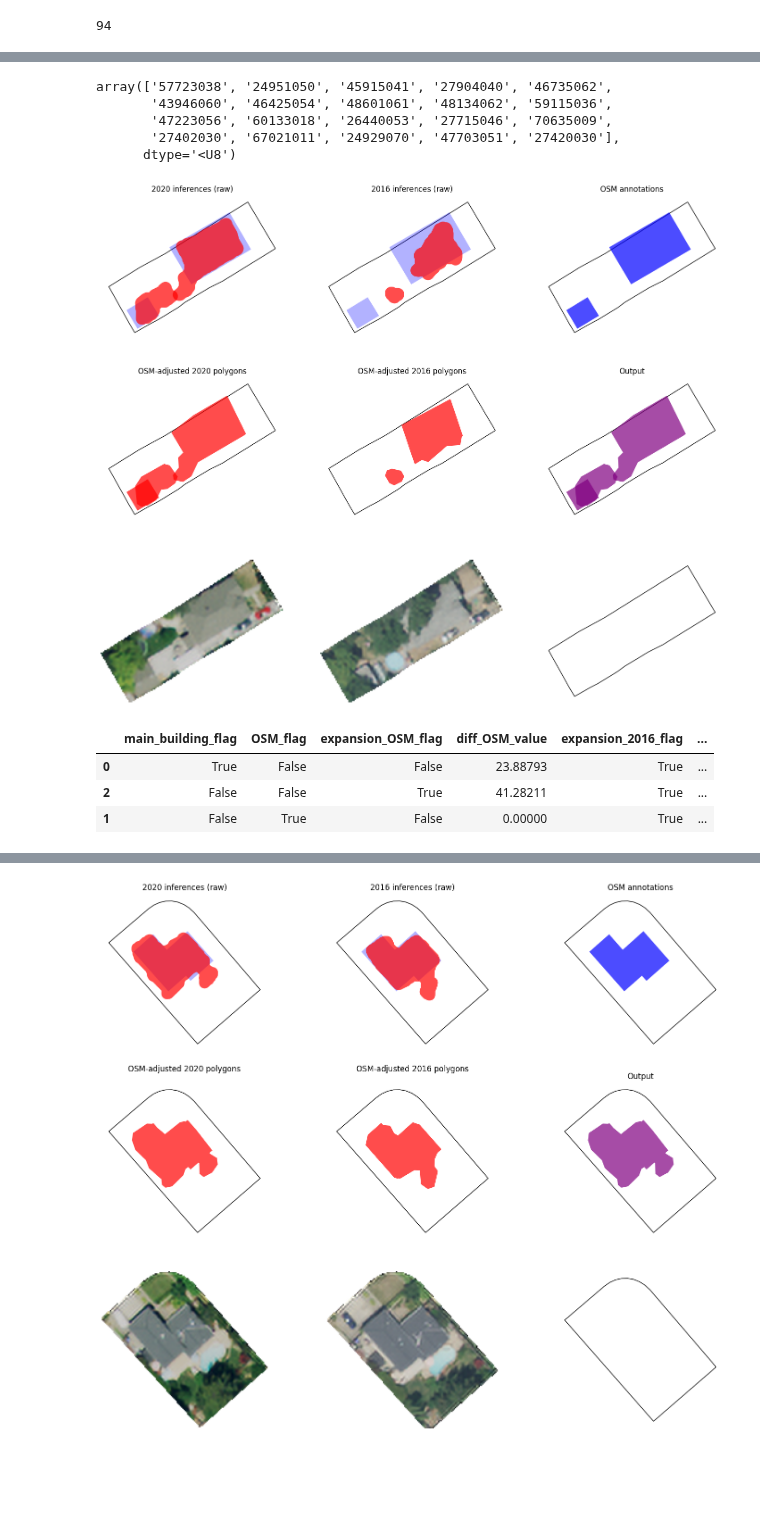
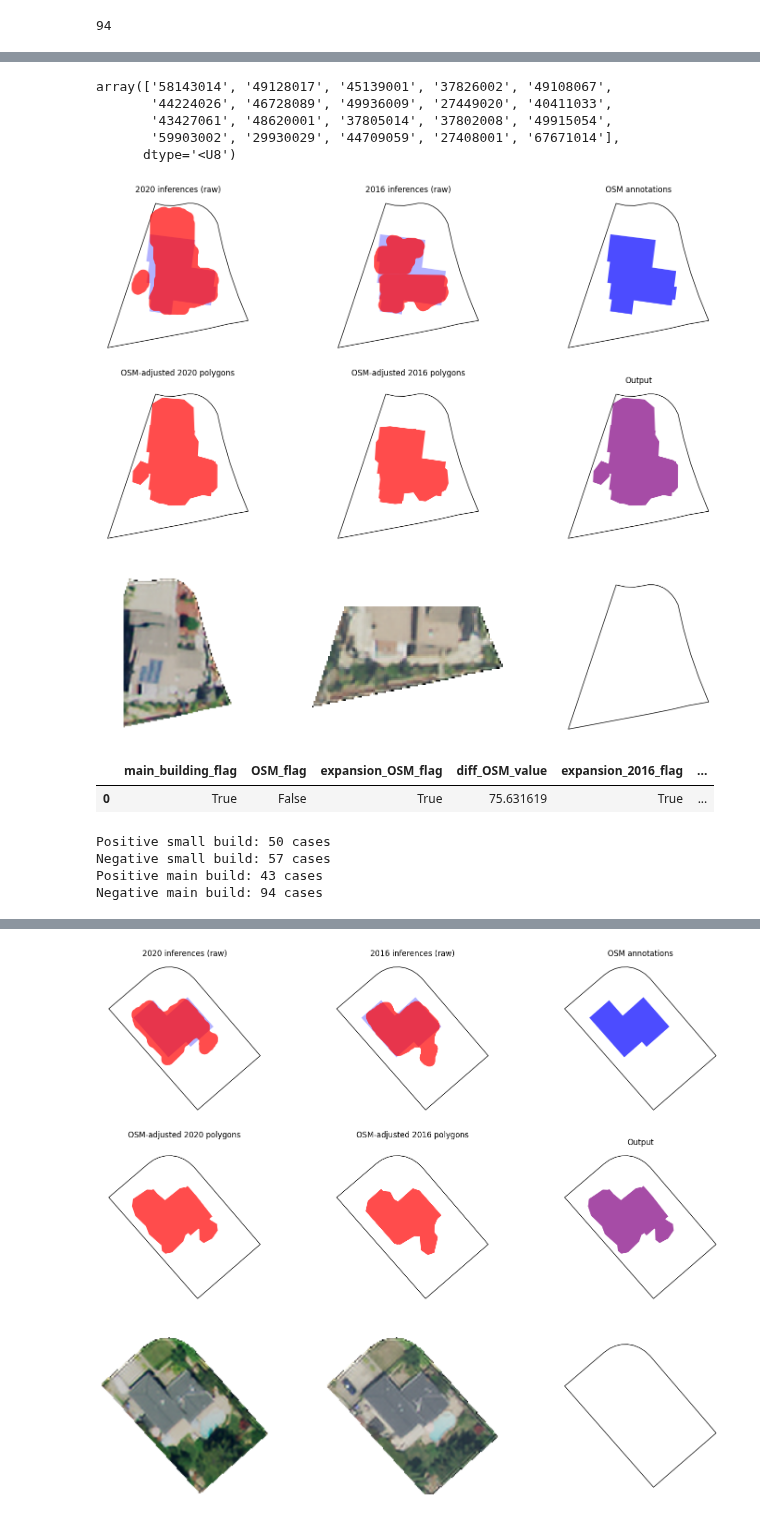
Before and after one commit to reglab/rgb-footprint-extract, a Jupyter notebook: naip_process/ADU_permit_matching.ipynb, the cells around one changed output, grey strips where cells are left out. Saved outputs shown, nothing was run; the diff lists cells and outputs as text; code cells hidden in the pictures; blank space fills up the shorter version.

```diff
--- a/naip_process/ADU_permit_matching.ipynb
+++ b/naip_process/ADU_permit_matching.ipynb
@@ -701,25 +702,23 @@ sb_parcels = list(shortlist.loc[(shortlist['main_building_flag'] == False) & (sh
 np.random.seed(42)
 np.random.choice(sb_parcels, size=20, replace=False)
 
-np.random.seed(49)
-np.random.choice(sb_parcels, size=20, replace=False)
+np.random.seed(56)
+np.random.choice(mb_parcels, size=20, replace=False)
 # %% [output]
-array(['57723038', '24951050', '45915041', '27904040', '46735062',
-       '43946060', '46425054', '48601061', '48134062', '59115036',
-       '47223056', '60133018', '26440053', '27715046', '70635009',
-       '27402030', '67021011', '24929070', '47703051', '27420030'],
+array(['58143014', '49128017', '45139001', '37826002', '49108067',
+       '44224026', '46728089', '49936009', '27449020', '40411033',
+       '43427061', '48620001', '37805014', '37802008', '49915054',
+       '59903002', '29930029', '44709059', '27408001', '67671014'],
       dtype='<U8')
 # %%
 #run_osm_apn_full_detail(
 #    parcel_apn='23020031', area_threshold=30, flatten_threshold=0.85,
 #    sat_imagery=None)
 
 run_osm_apn_full_detail(
-    parcel_apn='47223056', area_threshold=30, flatten_threshold=0.85,
+    parcel_apn='67671014', area_threshold=30, flatten_threshold=0.85,
     sat_imagery={'img_fp': IMG_FP, 'tif_fp': TIF_FP, 'sj_parcels_res': sj_parcels_res, 'tiles_gdf': tiles_gdf})
 # %% [output]
-[figure, old version]
+[figure, new version]
 |  | main_building_flag | OSM_flag | expansion_OSM_flag | diff_OSM_value | expansion_2016_flag | ... |
-| 0 | True | False | False | 23.88793 | True | ... |
-| 2 | False | False | True | 41.28211 | True | ... |
-| 1 | False | True | False | 0.00000 | True | ... |
+| 0 | True | False | True | 75.631619 | True | ... |
@@ -726,3 +727,10 @@ run_osm_apn_full_detail(
+# %%
+case_dict = load_ground_truth_parcels()
+# %% [output]
+Positive small build: 50 cases
+Negative small build: 57 cases
+Positive main build: 43 cases
+Negative main build: 94 cases
 # %%
 # Look at main building expansions
 mb_parcels = list(shortlist.loc[(shortlist['main_building_flag'] == True)]['apn'].unique())
```
Also changed, not shown: parts of 10 cells of this notebook, 1 other file.
